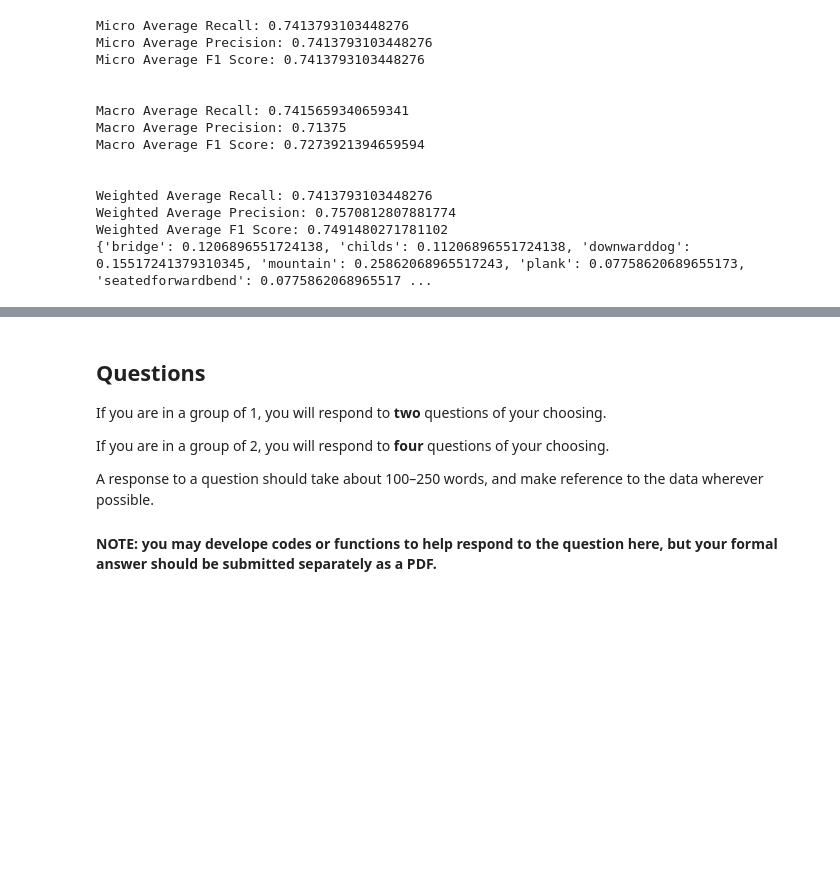
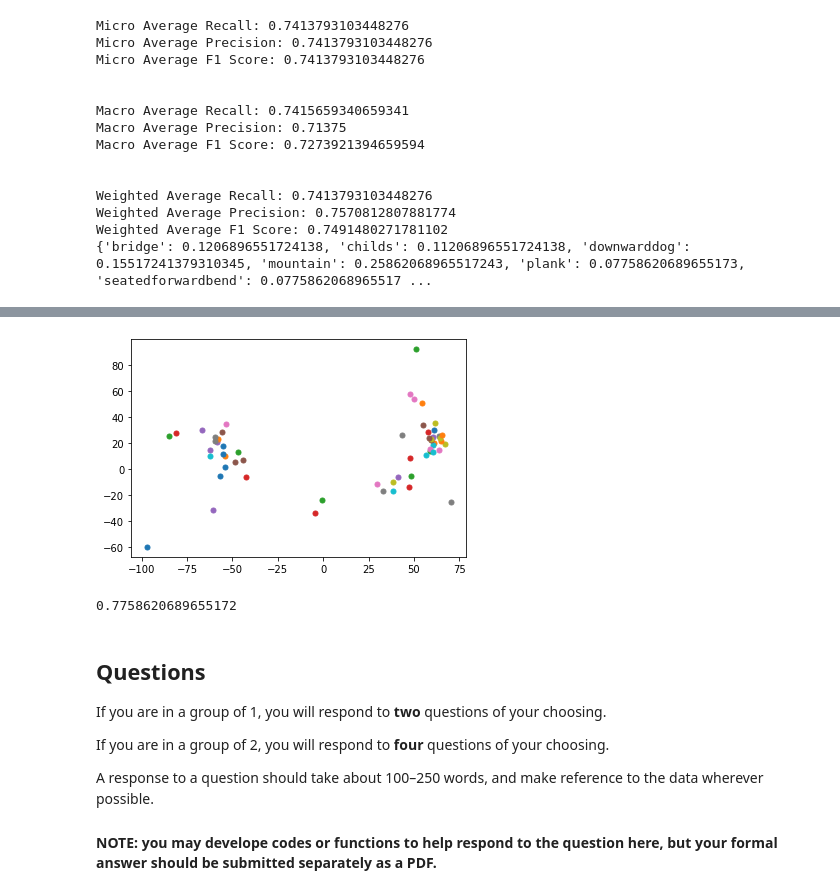
Before and after one commit to ilaylow/ML_Project_1, a Jupyter notebook: Ley_Notebook.ipynb, the cells around one changed output, grey strips where cells are left out. Drawn from its saved outputs; the diff is of its cells as text; code cells hidden in the pictures; blank space fills up the shorter version.

```diff
--- a/Ley_Notebook.ipynb
+++ b/Ley_Notebook.ipynb
@@ -283,0 +332,17 @@ Weighted Average F1 Score: 0.7491480271781102
+# %%
+# For TrianglePose
+triangle_points = group_data["trianglepose"]
+
+left_wrist_x = []
+left_wrist_y = []
+for row in triangle_points:
+    left_wrist_x.append(row[LEFT_WRIST_X])
+    left_wrist_y.append(row[LEFT_WRIST_Y])
+
+for i in range(len(left_wrist_x)):
+    if (math.floor(left_wrist_x[i]) != 9999.0 and math.floor(left_wrist_y[i]) != 9999.0):
+        plt.plot(left_wrist_x[i], left_wrist_y[i], 'o', markersize=5)
+
+plt.show()
+# %% [output]
+[figure, added]
@@ -284,3 +386,7 @@ Weighted Average F1 Score: 0.7491480271781102
+# %%
+accuracy_score(test_Y, KDE_predictions)
+# %% [output]
+0.7758620689655172
 # %% [markdown]
 ## Questions
 
```
Also changed, not shown: parts of 7 cells of this notebook, 3 other files.
